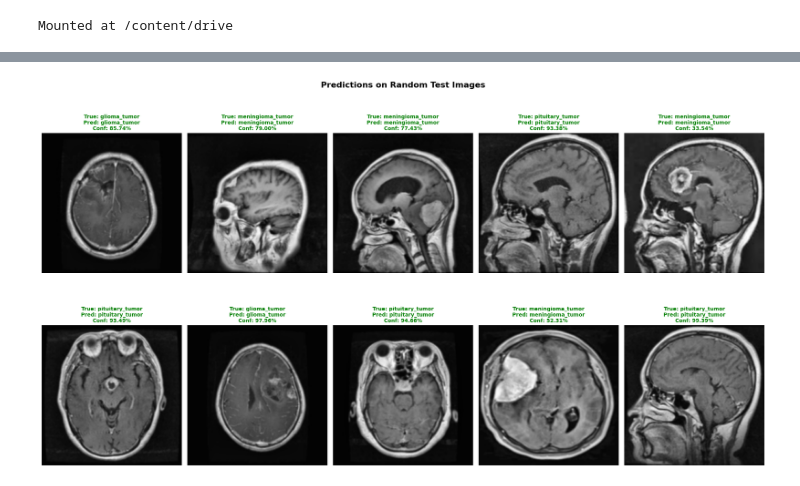
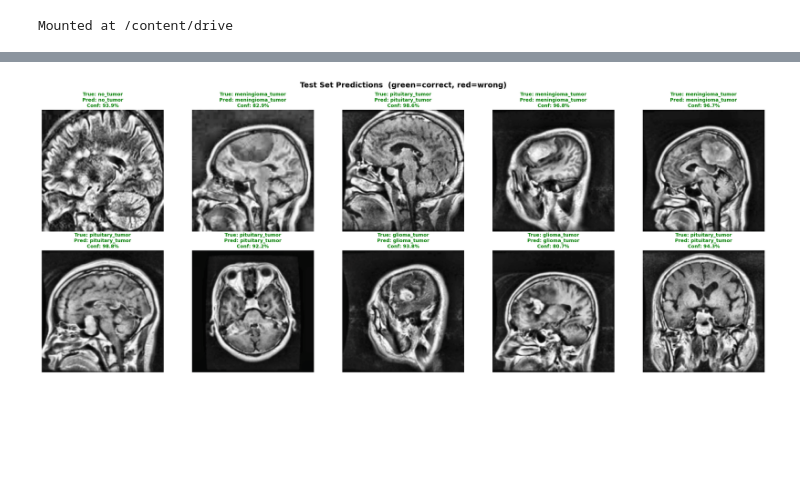
Before and after one commit to SNWE159/brain-tumor-classification, a Jupyter notebook: notebooks/04_ResNet50.ipynb, the cells around one changed output, grey strips where cells are left out. Saved outputs shown, nothing was run; the diff lists cells and outputs as text; code cells hidden in the pictures; blank space fills up the shorter version.

```diff
--- a/notebooks/04_ResNet50.ipynb
+++ b/notebooks/04_ResNet50.ipynb
@@ -250,16 +546,6 @@ Test Accuracy: 0.7665505409240723
 # %%
-plt.figure(figsize=(12,5))
-# Accuracy
-plt.subplot(1,2,1)
-plt.plot(history.history["accuracy"])
-plt.plot(history.history["val_accuracy"])
-plt.title("Accuracy")
-plt.legend(["train", "val"])
-# Loss
-plt.subplot(1,2,2)
-plt.plot(history.history["loss"])
-plt.plot(history.history["val_loss"])
-plt.title("Loss")
-plt.legend(["train", "val"])
-plt.show()
+# ── Load Best Checkpoint ─────────────────────────────────────────────────────
+# Reload the best checkpoint from Stage 2 (highest val_accuracy)
+model.load_weights(ckpt_stage2)
+print("Best Stage 2 weights loaded.")
 # %% [output]
@@ -666,27 +921,69 @@ def predict_image(model, img_array, class_names):
 # %%
-num_samples = 10
-random_indices = np.random.choice(len(X_test), num_samples, replace=False)
+# ── Prediction Helper Function ───────────────────────────────────────────────
+def predict_single_image(model, img_array, class_names, tta=True, tta_steps=5):
+    """
+    Predict the class of a single MRI image.
 
-plt.figure(figsize=(20, 12))
-for idx, i in enumerate(random_indices):
-    img = X_test[i]
-    true_label = class_names[y_test[i]]
+    Args:
+        model       : Trained Keras model
+        img_array   : H×W×3 uint8 numpy array (already resized to 224×224)
+        class_names : List of class name strings
+        tta         : Whether to use test-time augmentation
+        tta_steps   : Number of TTA passes
 
-    # Predict
-    pred_class, confidence, all_probs = predict_image(loaded_model, img, loaded_class_names)
+    Returns:
+        predicted_class (str), confidence (float), all_probs (array)
+    """
+    from tensorflow.keras.applications.resnet50 import preprocess_input
 
-    # Plot
-    plt.subplot(2, 5, idx + 1)
-    plt.imshow(img)
-    plt.axis('off')
+    if not tta:
+        img = preprocess_input(img_array.astype('float32'))
+        img = np.expand_dims(img, axis=0)
+        probs = model.predict(img, verbose=0)[0]
+    else:
+        aug = ImageDataGenerator(
+            rotation_range=15, width_shift_range=0.08,
+            height_shift_range=0.08, zoom_range=0.10,
+            horizontal_flip=True, fill_mode='nearest'
+        )
+        img_exp = np.expand_dims(img_array, 0)  # (1,224,224,3)
+        probs_acc = np.zeros(len(class_names))
+        for _ in range(tta_steps):
+            aug_img = next(aug.flow(img_exp, batch_size=1))
+            aug_img = preprocess_input(aug_img.astype('float32'))
+            probs_acc += model.predict(aug_img, verbose=0)[0]
+        probs = probs_acc / tta_steps
 
-    # Color: green if correct, red if wrong
-    color = 'green' if pred_class == true_label else 'red'
-    plt.title(f'True: {true_label}\nPred: {pred_class}\nConf: {confidence:.2%}',
-              fontsize=10, color=color, fontweight='bold')
+    pred_idx = np.argmax(probs)
+    return class_names[pred_idx], probs[pred_idx], probs
 
-plt.suptitle('Predictions on Random Test Images', fontsize=16, fontweight='bold')
+
+# ── Visualise random test predictions ───────────────────────────────────────
+num_samples = min(10, len(X_test))
+rand_idx    = np.random.choice(len(X_test), num_samples, replace=False)
+
+plt.figure(figsize=(20, 8))
+n_cols = 5
+n_rows = (num_samples + n_cols - 1) // n_cols
+
+for plot_i, i in enumerate(rand_idx):
+    img       = X_test[i]
+    true_lbl  = class_names[y_test[i]]
+    pred_lbl, conf, all_p = predict_single_image(model, img, class_names, tta=True)
+
+    ax = plt.subplot(n_rows, n_cols, plot_i + 1)
+    ax.imshow(img)
+    ax.axis('off')
+    color = 'green' if pred_lbl == true_lbl else 'red'
+    ax.set_title(
+        f'True: {true_lbl}\nPred: {pred_lbl}\nConf: {conf:.1%}',
+        fontsize=9, color=color, fontweight='bold'
+    )
+
+plt.suptitle('Test Set Predictions  (green=correct, red=wrong)',
+             fontsize=14, fontweight='bold')
 plt.tight_layout()
+plt.savefig(os.path.join(MODEL_SAVE_PATH, 'sample_predictions.png'), dpi=150)
 plt.show()
 # %% [output]
-[figure, old version]
+[figure, new version]
```
Also changed, not shown: parts of 23 cells of this notebook.
